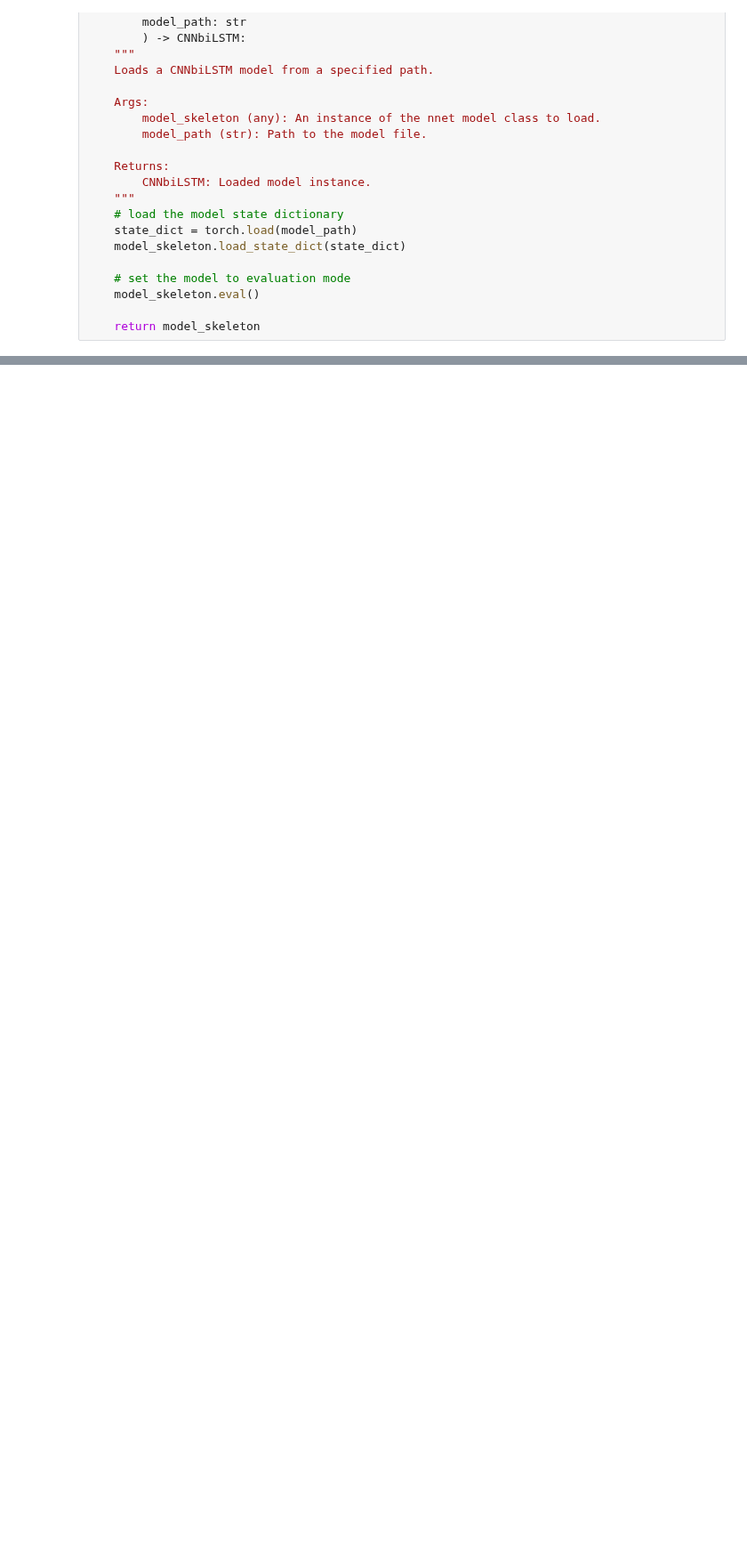
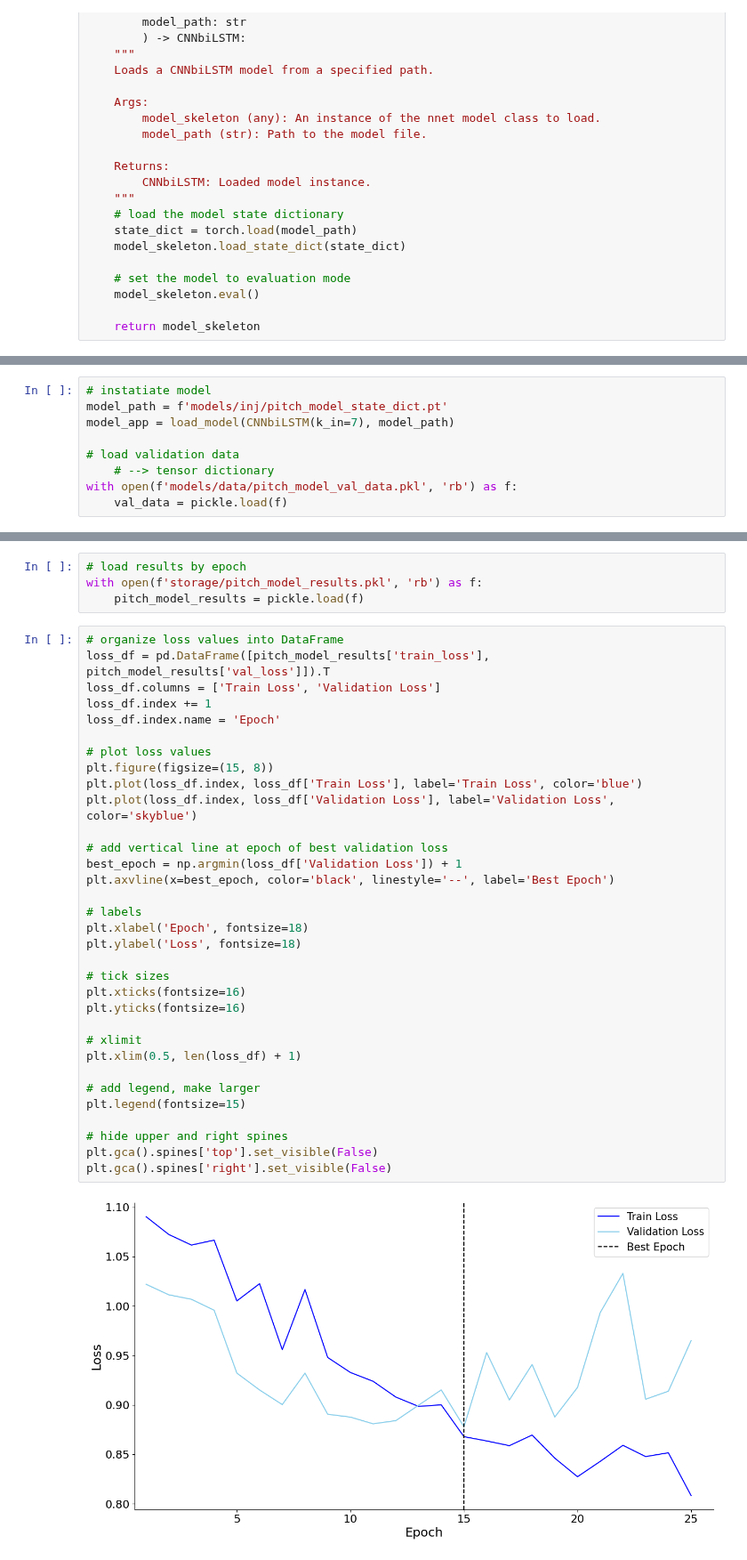
Before and after one commit to humanrithm/pitch-ml, a Jupyter notebook: dev/epi/clinical_model_evaluation.ipynb, the cells around one changed output, grey strips where cells are left out. Shown at 89% size. Saved outputs shown, nothing was run; the diff lists cells and outputs as text; blank space fills up the shorter version.

Commit message:
updated evaluation figures for d3

```diff
--- a/dev/epi/clinical_model_evaluation.ipynb
+++ b/dev/epi/clinical_model_evaluation.ipynb
@@ -165,0 +42,9 @@ tensor([ 0.0000e+00,  6.0000e+00,  2.2000e+01,  8.7698e-02,  8.7698e-02,
+# %%
+# instatiate model
+model_path = f'models/inj/pitch_model_state_dict.pt'
+model_app = load_model(CNNbiLSTM(k_in=7), model_path)
+
+# load validation data
+    # --> tensor dictionary
+with open(f'models/data/pitch_model_val_data.pkl', 'rb') as f:
+    val_data = pickle.load(f)
@@ -165,0 +122,39 @@ tensor([ 0.0000e+00,  6.0000e+00,  2.2000e+01,  8.7698e-02,  8.7698e-02,
+# %%
+# load results by epoch
+with open(f'storage/pitch_model_results.pkl', 'rb') as f:
+    pitch_model_results = pickle.load(f)
+# %%
+# organize loss values into DataFrame
+loss_df = pd.DataFrame([pitch_model_results['train_loss'], pitch_model_results['val_loss']]).T
+loss_df.columns = ['Train Loss', 'Validation Loss']
+loss_df.index += 1
+loss_df.index.name = 'Epoch'
+
+# plot loss values
+plt.figure(figsize=(15, 8))
+plt.plot(loss_df.index, loss_df['Train Loss'], label='Train Loss', color='blue')
+plt.plot(loss_df.index, loss_df['Validation Loss'], label='Validation Loss', color='skyblue')
+
+# add vertical line at epoch of best validation loss
+best_epoch = np.argmin(loss_df['Validation Loss']) + 1
+plt.axvline(x=best_epoch, color='black', linestyle='--', label='Best Epoch')
+
+# labels
+plt.xlabel('Epoch', fontsize=18)
+plt.ylabel('Loss', fontsize=18)
+
+# tick sizes
+plt.xticks(fontsize=16)
+plt.yticks(fontsize=16)
+
+# xlimit
+plt.xlim(0.5, len(loss_df) + 1)
+
+# add legend, make larger
+plt.legend(fontsize=15)
+
+# hide upper and right spines
+plt.gca().spines['top'].set_visible(False)
+plt.gca().spines['right'].set_visible(False)
+# %% [output]
+[figure, added]
```
Also changed, not shown: parts of 43 cells of this notebook.
